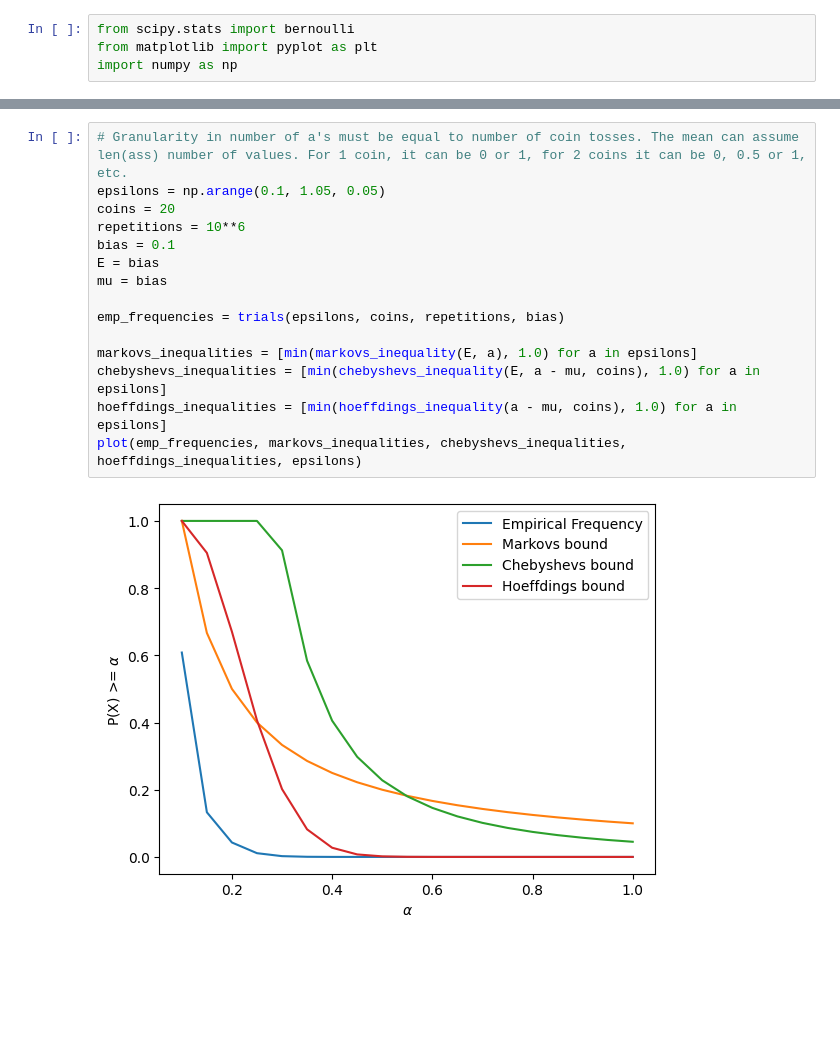
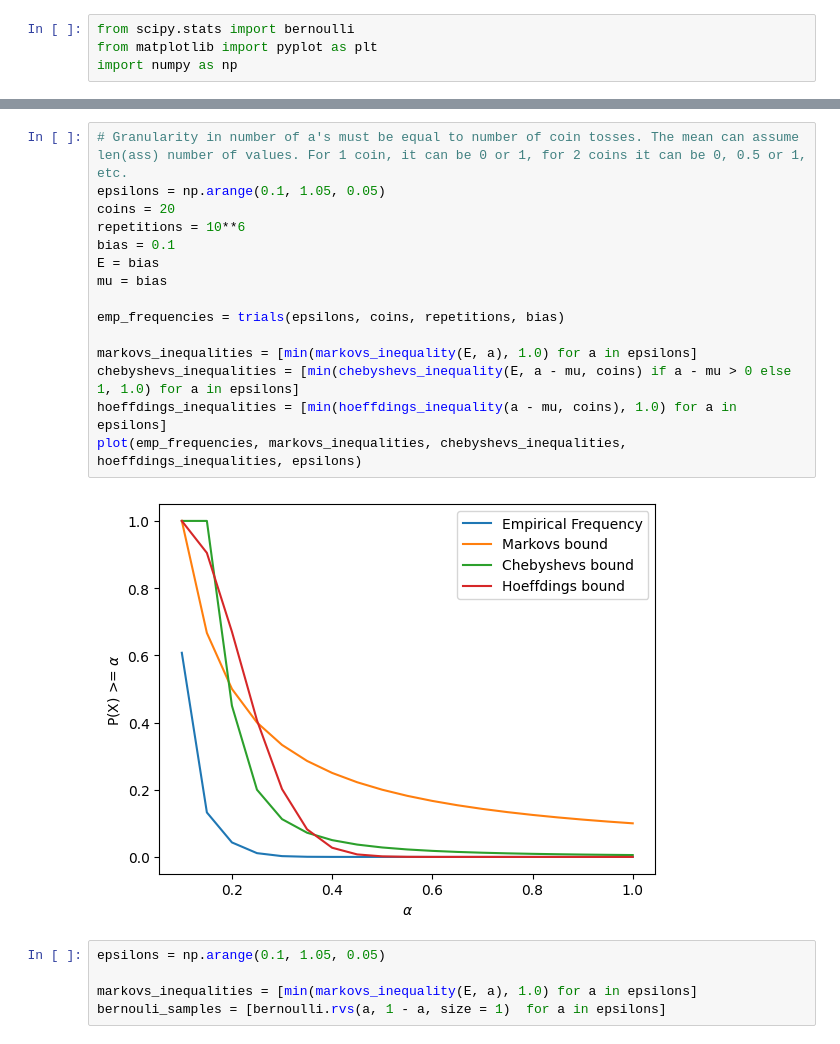
Before and after one commit to TokeReines/05_MLBA, a Jupyter notebook: week2/inequalities.ipynb, the cells around one changed output, grey strips where cells are left out. Saved outputs shown, nothing was run; the diff lists cells and outputs as text; blank space fills up the shorter version.

```diff
--- a/week2/inequalities.ipynb
+++ b/week2/inequalities.ipynb
@@ -56,17 +56,22 @@ plot(emp_frequencies, markovs_inequalities, chebyshevs_inequalities, hoeffdings_
 # %%
 # Granularity in number of a's must be equal to number of coin tosses. The mean can assume len(ass) number of values. For 1 coin, it can be 0 or 1, for 2 coins it can be 0, 0.5 or 1, etc.
 epsilons = np.arange(0.1, 1.05, 0.05)
 coins = 20
 repetitions = 10**6
 bias = 0.1
 E = bias
 mu = bias
 
 emp_frequencies = trials(epsilons, coins, repetitions, bias)
 
 markovs_inequalities = [min(markovs_inequality(E, a), 1.0) for a in epsilons]
-chebyshevs_inequalities = [min(chebyshevs_inequality(E, a - mu, coins), 1.0) for a in epsilons]
+chebyshevs_inequalities = [min(chebyshevs_inequality(E, a - mu, coins) if a - mu > 0 else 1, 1.0) for a in epsilons]
 hoeffdings_inequalities = [min(hoeffdings_inequality(a - mu, coins), 1.0) for a in epsilons]
 plot(emp_frequencies, markovs_inequalities, chebyshevs_inequalities, hoeffdings_inequalities, epsilons)
 # %% [output]
-[figure, old version]
+[figure, new version]
+# %%
+epsilons = np.arange(0.1, 1.05, 0.05)
+
+markovs_inequalities = [min(markovs_inequality(E, a), 1.0) for a in epsilons]
+bernouli_samples = [bernoulli.rvs(a, 1 - a, size = 1)  for a in epsilons]
```
Also changed, not shown: parts of 2 cells of this notebook.
